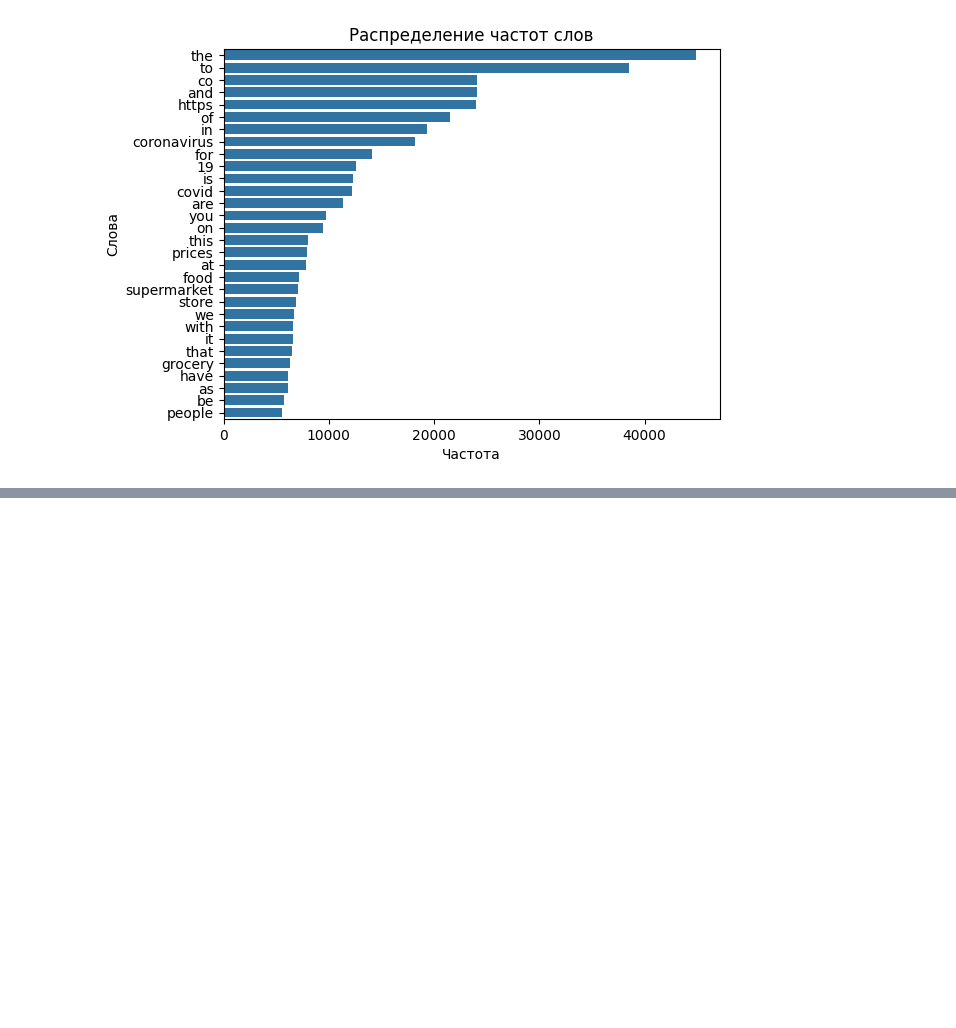
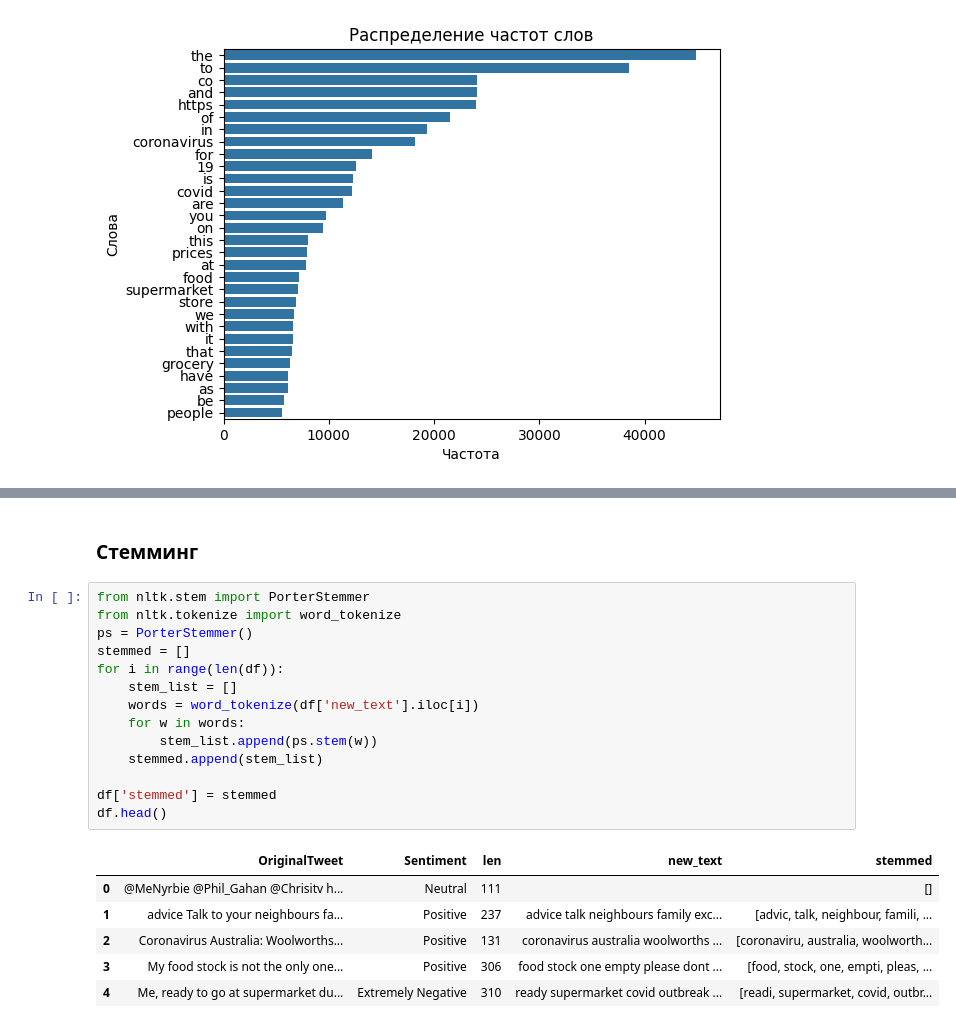
Before and after one commit to golubnichiy/big_data_092925, a Jupyter notebook: day_10.ipynb, the cells around one changed output, grey strips where cells are left out. Cells and saved outputs as stored; diff of their text form; blank space fills up the shorter version.

```diff
--- a/day_10.ipynb
+++ b/day_10.ipynb
@@ -152,0 +203,23 @@ plt.show()
+# %% [markdown]
+### Стемминг
+# %%
+from nltk.stem import PorterStemmer
+from nltk.tokenize import word_tokenize
+ps = PorterStemmer()
+stemmed = []
+for i in range(len(df)):
+    stem_list = []
+    words = word_tokenize(df['new_text'].iloc[i])
+    for w in words:
+        stem_list.append(ps.stem(w))
+    stemmed.append(stem_list)
+
+df['stemmed'] = stemmed
+df.head()
+# %% [output]
+|  | OriginalTweet | Sentiment | len | new_text | stemmed |
+| 0 | @MeNyrbie @Phil_Gahan @Chrisitv h... | Neutral | 111 |  | [] |
+| 1 | advice Talk to your neighbours fa... | Positive | 237 | advice talk neighbours family exc... | [advic, talk, neighbour, famili, ... |
+| 2 | Coronavirus Australia: Woolworths... | Positive | 131 | coronavirus australia woolworths ... | [coronaviru, australia, woolworth... |
+| 3 | My food stock is not the only one... | Positive | 306 | food stock one empty please dont ... | [food, stock, one, empti, pleas, ... |
+| 4 | Me, ready to go at supermarket du... | Extremely Negative | 310 | ready supermarket covid outbreak ... | [readi, supermarket, covid, outbr... |
```
Also changed, not shown: parts of 16 cells of this notebook, 1 other file.
